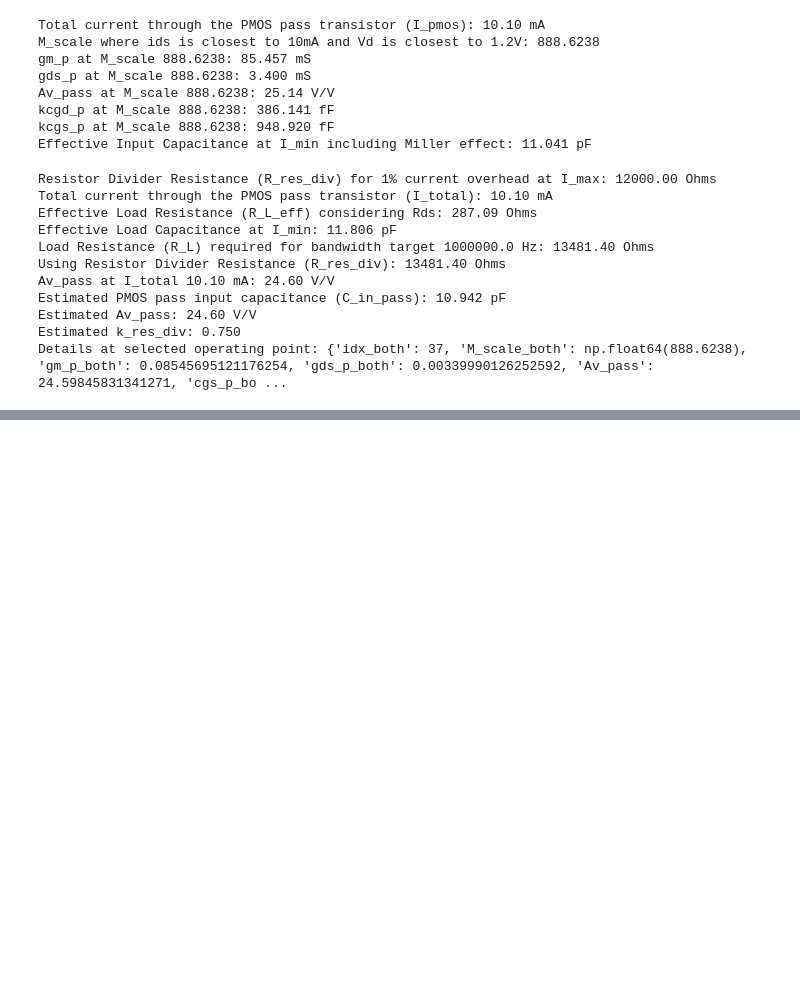
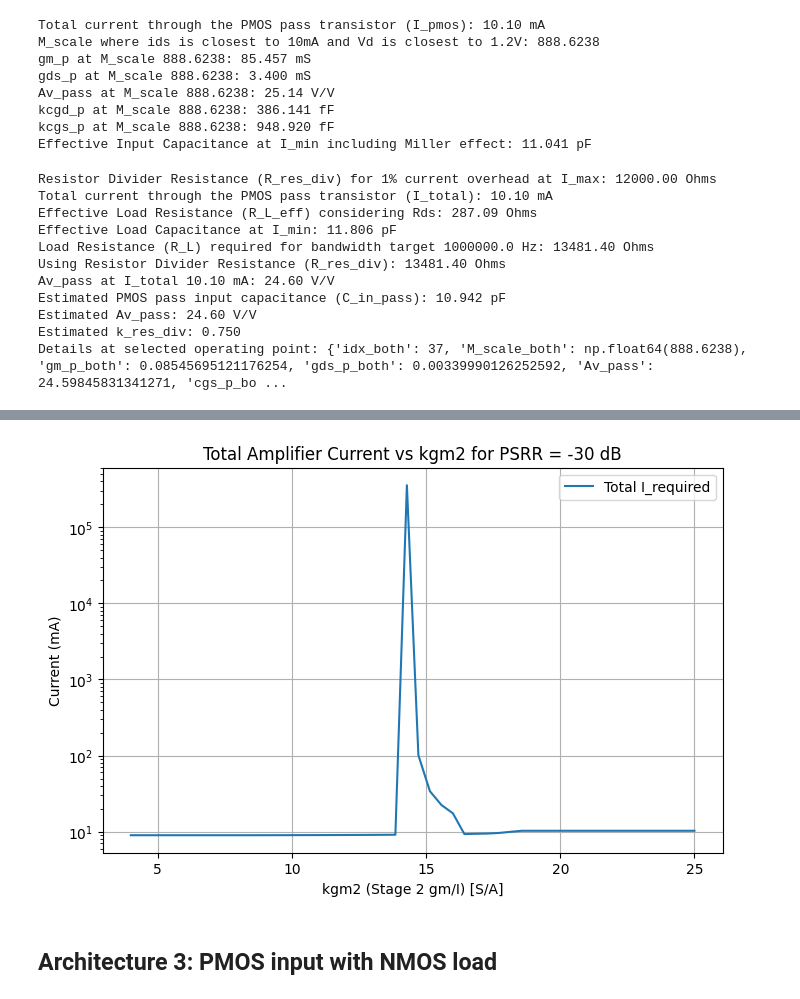
Before and after one commit to Sakthi-Kalidasan/C_ID_repo, a Jupyter notebook: LDO/LDO_Analysis.ipynb, the cells around one changed output, grey strips where cells are left out. Cells and saved outputs as stored; diff of their text form; code cells hidden in the pictures; blank space fills up the shorter version.

```diff
--- a/LDO/LDO_Analysis.ipynb
+++ b/LDO/LDO_Analysis.ipynb
@@ -878,0 +1082,35 @@ Details at selected operating point: {'idx_both': 37, 'M_scale_both': np.float64
+# %%
+# Sweep kgm2 (stage 2) and compute I_total for PSRR_target_dB = -30
+
+PSRR_target_dB = -30
+PSRR_target = 10**(PSRR_target_dB / 20)
+kgm2_sweep = np.linspace(4, 25, 50)  # Sweep kgm2 from 4 to 25 (typical range for 180nm)
+I_total_vs_kgm2 = []
+I_stage1_vs_kgm2 = []
+I_stage2_vs_kgm2 = []
+
+for kgm2 in kgm2_sweep:
+    # Stage 2 estimation
+    I_req_stg2, Av_stage2, C_in_stage2 = estimate_stage2_cs_amp_with_res_load_params(
+        csv_file, V_DC_amp_stage2, C_L, f_p, kgmp_target=kgm2
+    )
+    # Stage 1 estimation
+    stage1_results = estimate_stage1_cs_amp_params(
+        PSRR_target, Av_stage2, V_ctrl, V_out, f_p, C_in_stage2, kgm1_max=25
+    )
+    I_total = I_req_stg2 + stage1_results['I_req_stg_1']
+    I_total_vs_kgm2.append(I_total)
+    I_stage1_vs_kgm2.append(stage1_results['I_req_stg_1'])
+    I_stage2_vs_kgm2.append(I_req_stg2)
+
+plt.figure(figsize=(8,5))
+plt.plot(kgm2_sweep, np.array(I_total_vs_kgm2)*1e3, label='Total I_required')
+plt.yscale('log')
+plt.xlabel('kgm2 (Stage 2 gm/I) [S/A]')
+plt.ylabel('Current (mA)')
+plt.title('Total Amplifier Current vs kgm2 for PSRR = -30 dB')
+plt.legend()
+plt.grid(True)
+plt.show()
+# %% [output]
+[figure, added]
@@ -878,0 +1175,2 @@ Details at selected operating point: {'idx_both': 37, 'M_scale_both': np.float64
+# %% [markdown]
+## Architecture 3: PMOS input with NMOS load
```
Also changed, not shown: parts of 10 cells of this notebook, 2 other files.
